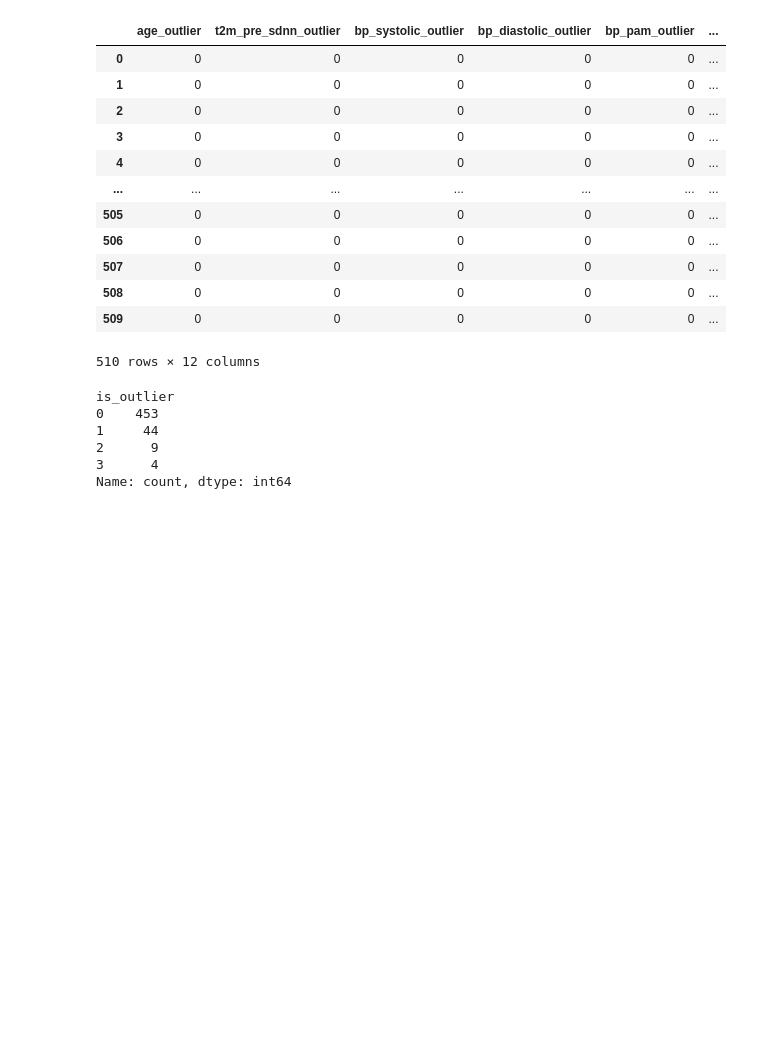
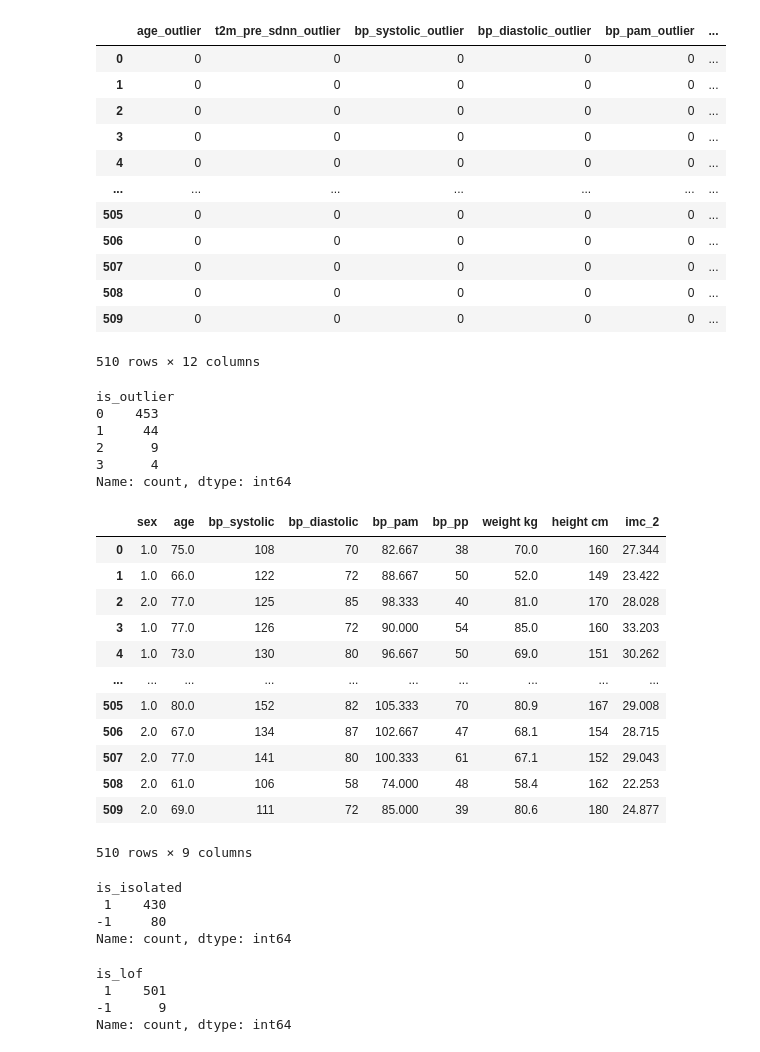
Before and after one commit to ProteinEngineering-PESB2/mat_ciencias_2024, a Jupyter notebook: src/2_check_outliers.ipynb, the cells around one changed output. Drawn from its saved outputs; the diff is of its cells as text; code cells hidden in the pictures; blank space fills up the shorter version.

```diff
--- a/src/2_check_outliers.ipynb
+++ b/src/2_check_outliers.ipynb
@@ -256,3 +256,22 @@ is_outlier
 2      9
 3      4
 Name: count, dtype: int64
+# %%
+response = df_data_not_null["t2m_pre_sdnn"]
+
+df_data_not_null = df_data_not_null.drop(columns=["check_height", "check_imc", "t2m_pre_sdnn"])
+df_data_not_null
+# %% [output]
+|  | sex | age | bp_systolic | bp_diastolic | bp_pam | bp_pp | weight kg | height cm | imc_2 |
+| 0 | 1.0 | 75.0 | 108 | 70 | 82.667 | 38 | 70.0 | 160 | 27.344 |
+| 1 | 1.0 | 66.0 | 122 | 72 | 88.667 | 50 | 52.0 | 149 | 23.422 |
+| 2 | 2.0 | 77.0 | 125 | 85 | 98.333 | 40 | 81.0 | 170 | 28.028 |
+| 3 | 1.0 | 77.0 | 126 | 72 | 90.000 | 54 | 85.0 | 160 | 33.203 |
+| 4 | 1.0 | 73.0 | 130 | 80 | 96.667 | 50 | 69.0 | 151 | 30.262 |
+| ... | ... | ... | ... | ... | ... | ... | ... | ... | ... |
+| 505 | 1.0 | 80.0 | 152 | 82 | 105.333 | 70 | 80.9 | 167 | 29.008 |
+| 506 | 2.0 | 67.0 | 134 | 87 | 102.667 | 47 | 68.1 | 154 | 28.715 |
+| 507 | 2.0 | 77.0 | 141 | 80 | 100.333 | 61 | 67.1 | 152 | 29.043 |
+| 508 | 2.0 | 61.0 | 106 | 58 | 74.000 | 48 | 58.4 | 162 | 22.253 |
+| 509 | 2.0 | 69.0 | 111 | 72 | 85.000 | 39 | 80.6 | 180 | 24.877 |
+510 rows × 9 columns
@@ -258,0 +281,21 @@ Name: count, dtype: int64
+# %%
+isolation_forest = IsolationForest()
+isolation_forest.fit(df_data_not_null)
+
+df_data_not_null["is_isolated"] = isolation_forest.predict(df_data_not_null)
+df_data_not_null["is_isolated"].value_counts()
+# %% [output]
+is_isolated
+ 1    430
+-1     80
+Name: count, dtype: int64
+# %%
+local_outlier_factor = LocalOutlierFactor()
+
+df_data_not_null["is_lof"] = local_outlier_factor.fit_predict(df_data_not_null)
+df_data_not_null["is_lof"].value_counts()
+# %% [output]
+is_lof
+ 1    501
+-1      9
+Name: count, dtype: int64
```
Also changed, not shown: parts of 4 cells of this notebook, 7 other files.
